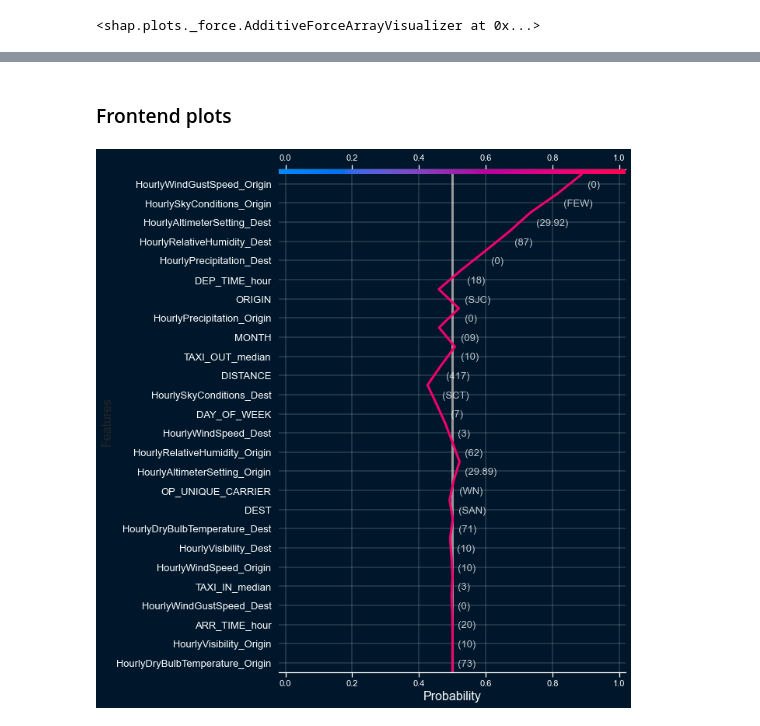
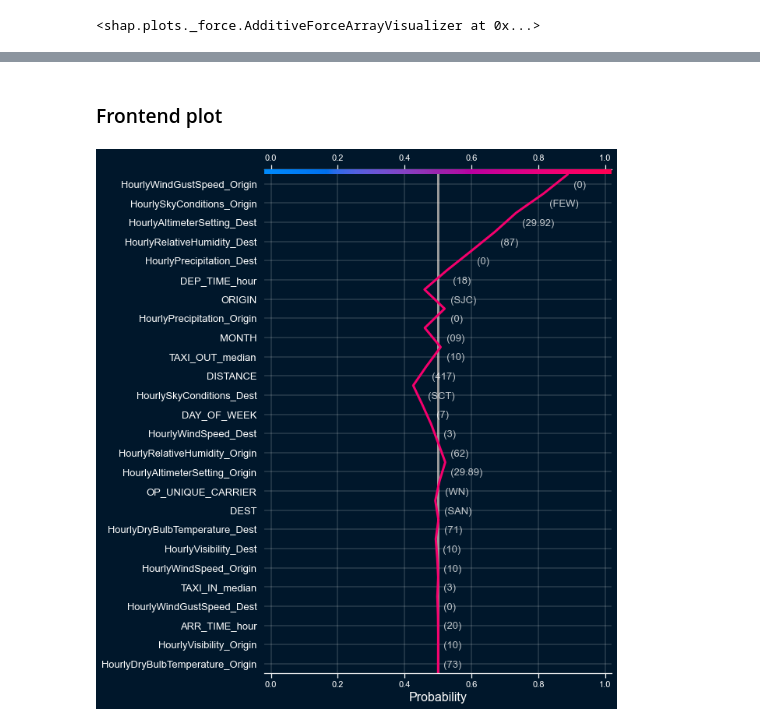
Before and after one commit to malonsol/TFM_KSchool, a Jupyter notebook: notebooks/6_shap_values.ipynb, the cells around one changed output, grey strips where cells are left out. Drawn from its saved outputs; the diff is of its cells as text; code cells hidden in the pictures.

```diff
--- a/notebooks/6_shap_values.ipynb
+++ b/notebooks/6_shap_values.ipynb
@@ -402,0 +409,16 @@ shap.force_plot(explainer.expected_value, shap_values[:10,:], X_test.iloc[:10,:]
+# %%
+# i = np.random.choice(range(0, X_test.shape[0])) # To run different tests
+i = X_test.index.get_loc(2071342) # To replicate the example of the memory
+shap.decision_plot(base_value=explainer.expected_value, shap_values=shap_values[i,:],
+                   features=X_test.iloc[i,:], link='logit', feature_display_range=slice(None, -X_test.shape[1]-1, -1),
+                   return_objects=True, show=False, y_demarc_color='#E9E9F1') # #E9E9F1 is seaborn's dark-grid facecolor
+fig = plt.gcf()
+ax = plt.gca()
+ax.set_xlabel('Probability', fontsize=16)
+# ax.grid(axis='both', linestyle='-', linewidth=0.25)
+for ln in ax.lines:
+    ln.set_linewidth(3)
+import matplotlib
+for text in ax.texts:
+    text.set_alpha(0.75)
+plt.savefig(fname='shap_decisionPlot.png', bbox_inches='tight', pad_inches=0.1)
@@ -403,21 +427,21 @@ shap.force_plot(explainer.expected_value, shap_values[:10,:], X_test.iloc[:10,:]
 # %% [markdown]
-### Frontend plots
+### Frontend plot
 # %%
-shap.decision_plot(base_value=explainer.expected_value, shap_values=shap_values[:1],
-                        features=X_test, link='logit', feature_display_range=slice(None, -X_test.shape[1]-1, -1),
-                        return_objects=True, show=False, y_demarc_color='#00172b')
+shap.decision_plot(base_value=explainer.expected_value, shap_values=shap_values[0],
+                  features=X_test.iloc[0,:], link='logit', feature_display_range=slice(None, -X_test.shape[1]-1, -1),
+                  return_objects=True, show=False, y_demarc_color='#00172b')
 fig = plt.gcf()
 ax = plt.gca()
 fig.patch.set_facecolor('#00172b')
 ax.set_facecolor('#00172b')
 ax.set_xlabel('Probability', fontsize=16, color='white')
 ax.tick_params(axis='both', colors='white')
 ax.grid(axis='both', color='white', linestyle='-', linewidth=0.25)
 for ln in ax.lines:
     ln.set_linewidth(3)
 import matplotlib
 for text in ax.texts:
     text.set_color('white')
     text.set_alpha(0.75)
 # %% [output]
-[figure, old version]
+[figure, new version]
```
Also changed, not shown: parts of 5 cells of this notebook, 6 other files.
